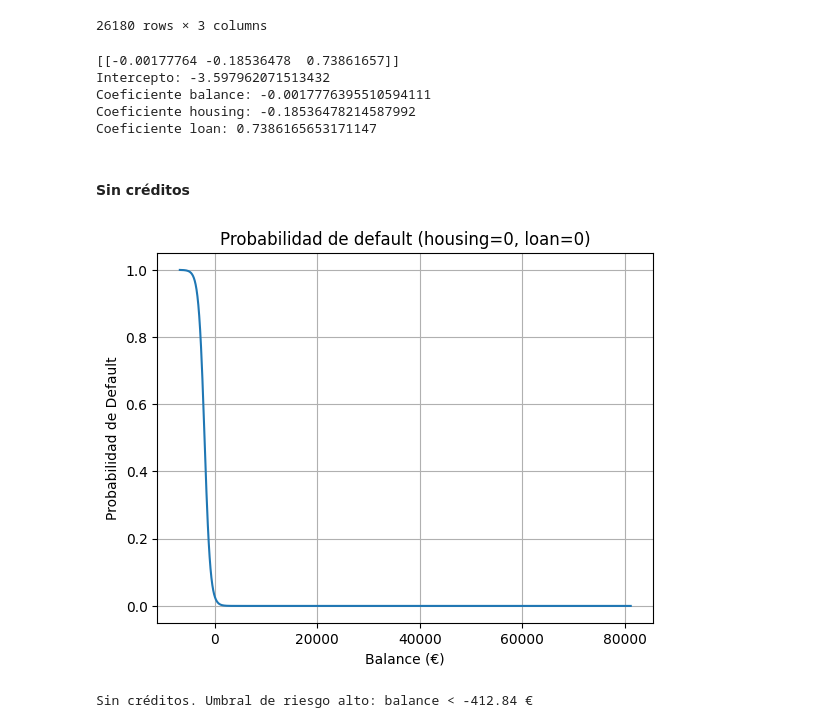
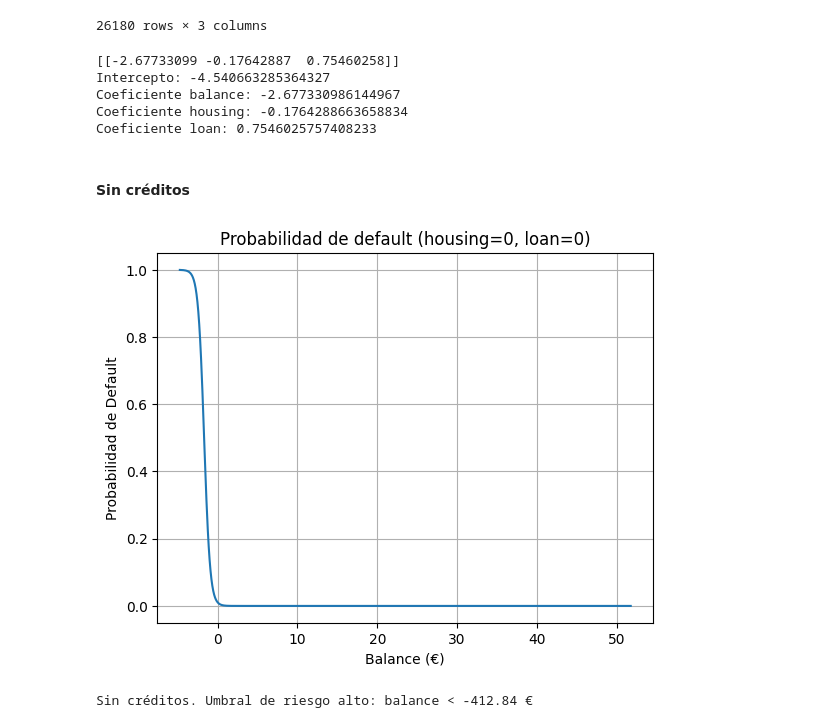
Before and after one commit to MarinaTorba/PersonalDataProrjects, a Jupyter notebook: Equip_9/Scripts/Analisis_Finanzas_250526.ipynb, the cells around one changed output. Cells and saved outputs as stored; diff of their text form; code cells hidden in the pictures.

```diff
--- a/Equip_9/Scripts/Analisis_Finanzas_250526.ipynb
+++ b/Equip_9/Scripts/Analisis_Finanzas_250526.ipynb
@@ -160,3 +433,8 @@ print(porcentaje_riesgo)
 # %% [markdown]
 ## Regresión logística para predicción del default en función del balance
 Estimar directamente cómo balance afecta la probabilidad de incumplimiento (default)
+# %%
+scaler = RobustScaler()
+df[['balance_scaled']] = scaler.fit_transform(df[['balance']])
+
+df[['balance', 'balance_scaled']].head(10)
@@ -163,3 +453,3 @@ Estimar directamente cómo balance afecta la probabilidad de incumplimiento (def
 # %%
 # convertir variables binarias
-df[['default']].astype(int)
+df[['default']]= df[['default']].astype(int)
@@ -243,7 +521,7 @@ df[['default', 'housing', 'loan']].astype(int)
 | 26179 | 0 | 1 | 1 |
 26180 rows × 3 columns
 # %%
-X = df[['balance', 'housing', 'loan']]     # predictores
+X = df[['balance_scaled', 'housing', 'loan']]     # predictores
 y = df['default']       # objetivo --> variable binaria
 
 # Dividir los datos en entrenamiento y prueba
@@ -260,31 +538,32 @@ print("Coeficiente balance:", model.coef_[0][0])
 print("Coeficiente housing:", model.coef_[0][1])
 print("Coeficiente loan:", model.coef_[0][2])
 # %% [output]
-[[-0.00177764 -0.18536478  0.73861657]]
-Intercepto: -3.597962071513432
-Coeficiente balance: -0.0017776395510594111
-Coeficiente housing: -0.18536478214587992
-Coeficiente loan: 0.7386165653171147
+[[-2.67733099 -0.17642887  0.75460258]]
+Intercepto: -4.540663285364327
+Coeficiente balance: -2.677330986144967
+Coeficiente housing: -0.1764288663658834
+Coeficiente loan: 0.7546025757408233
 # %% [markdown]
 #### Sin créditos
 # %%
 # Predecir probabilidad en función del saldo --> crear un rango de valores uniforme para ver la variación del default
 balances_sin = np.linspace(df['balance'].min(), df['balance'].max(), 1000).reshape(-1, 1)
+balances_sin = scaler.transform(balances_sin)
 housing_val_sin = np.zeros_like(balances_sin)  # todos 0
 loan_val_sin = np.zeros_like(balances_sin)  # todos 0
 
 X_plot_sin = np.hstack([balances_sin, housing_val_sin, loan_val_sin])
 proba_default_sin = model.predict_proba(X_plot_sin)[:, 1]
 
 # Visualizar la curva
 plt.plot(balances_sin, proba_default_sin)
 plt.xlabel('Balance (€)')
 plt.ylabel('Probabilidad de Default')
 plt.title('Probabilidad de default (housing=0, loan=0)')
 plt.grid()
 plt.show()
 # %% [output]
-[figure, old version]
+[figure, new version]
 # %%
 # Saldo a partir del cual la probabilidad de default cae por debajo del 5%:
 probab_limite = 0.05
```
Also changed, not shown: parts of 33 cells of this notebook, 2 other files.
